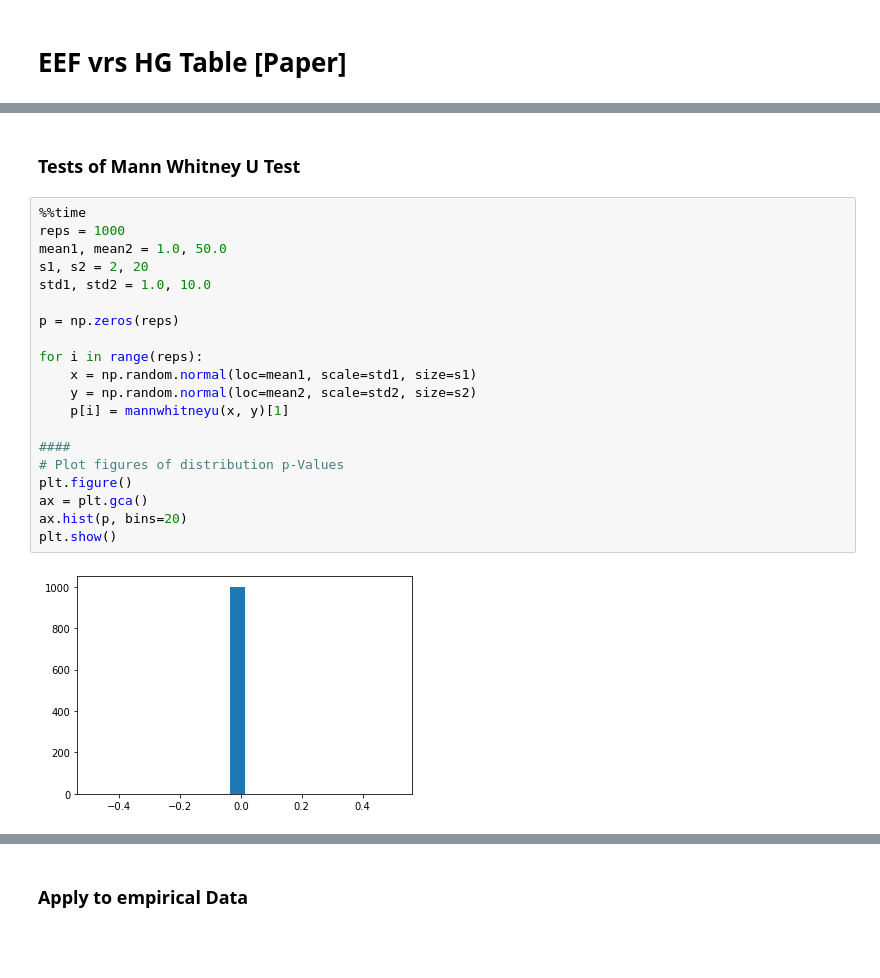
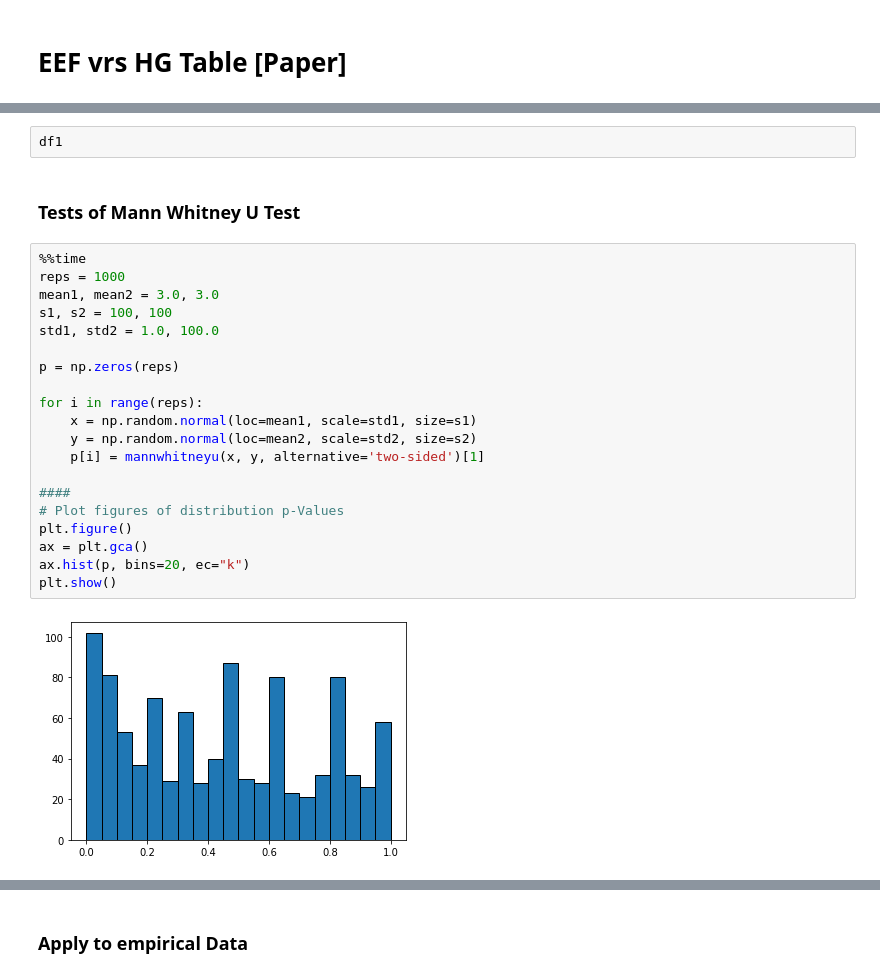
Before and after one commit to hringbauer/hapROH, a Jupyter notebook: Notebooks/AnalyzeData/compare_groups_roh.ipynb, the cells around one changed output, grey strips where cells are left out. Cells and saved outputs as stored; diff of their text form; blank space fills up the shorter version.

```diff
--- a/Notebooks/AnalyzeData/compare_groups_roh.ipynb
+++ b/Notebooks/AnalyzeData/compare_groups_roh.ipynb
@@ -162,24 +291,26 @@ print(df_res.to_latex(index=False,  float_format="%.1f"))
+# %%
+df1
 # %% [markdown]
 ### Tests of Mann Whitney U Test
 # %%
 %%time
 reps = 1000
-mean1, mean2 = 1.0, 50.0
-s1, s2 = 2, 20
-std1, std2 = 1.0, 10.0
+mean1, mean2 = 3.0, 3.0
+s1, s2 = 100, 100
+std1, std2 = 1.0, 100.0
 
 p = np.zeros(reps)
 
 for i in range(reps):
     x = np.random.normal(loc=mean1, scale=std1, size=s1)
     y = np.random.normal(loc=mean2, scale=std2, size=s2)
-    p[i] = mannwhitneyu(x, y)[1]
+    p[i] = mannwhitneyu(x, y, alternative='two-sided')[1]
 
 ####
 # Plot figures of distribution p-Values
 plt.figure()
 ax = plt.gca()
-ax.hist(p, bins=20)
+ax.hist(p, bins=20, ec="k")
 plt.show()
 # %% [output]
-[figure, old version]
+[figure, new version]
```
Also changed, not shown: parts of 23 cells of this notebook, 1 other file.
